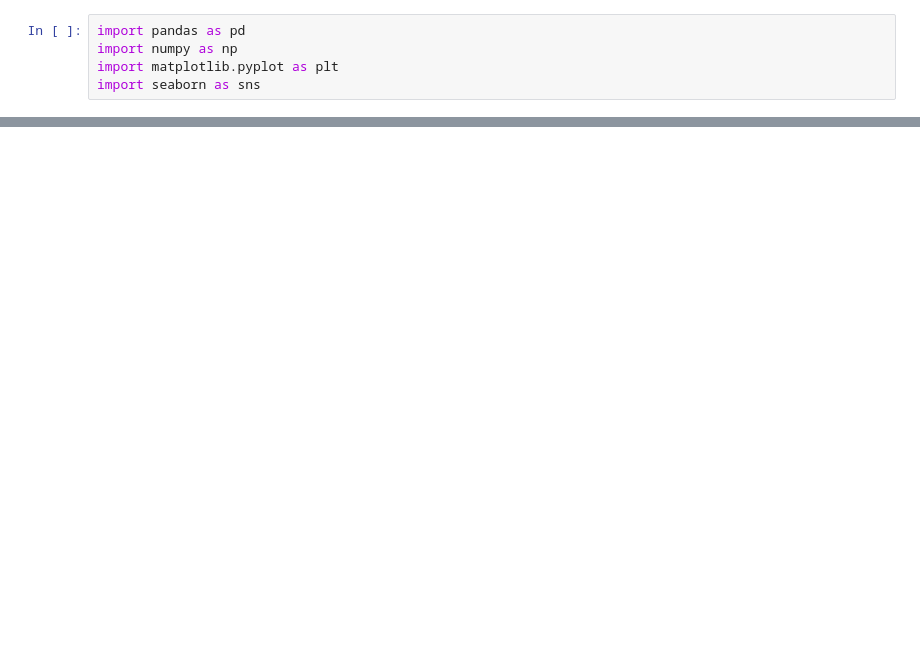
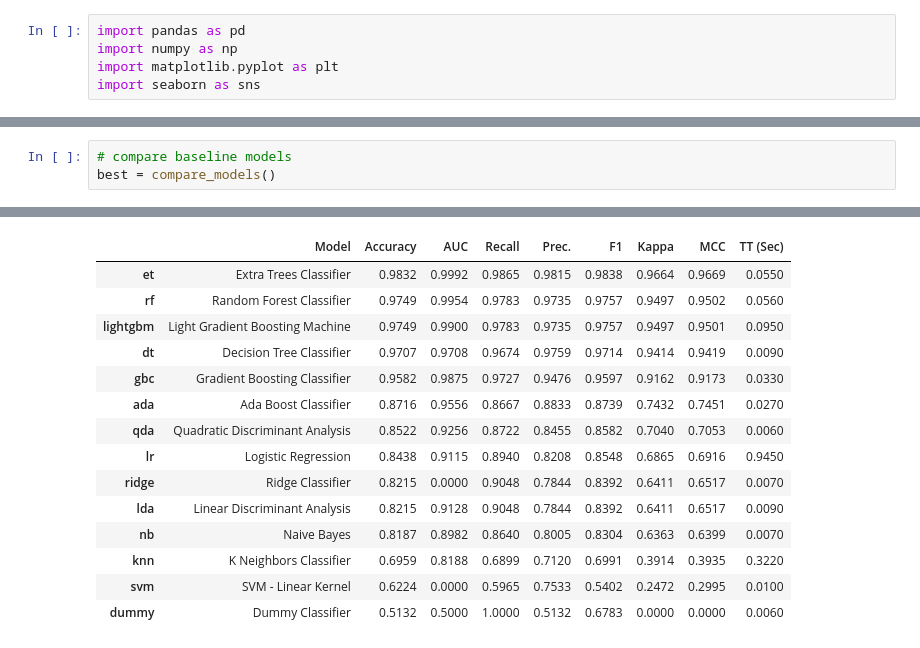
Before and after one commit to gustianmajs/Repo-Assignment-SC5DS-H06, a Jupyter notebook: Playgrond/PyCaret01.ipynb, the cells around one changed output, grey strips where cells are left out. Drawn from its saved outputs; the diff is of its cells as text; blank space fills up the shorter version.

```diff
--- a/Playgrond/PyCaret01.ipynb
+++ b/Playgrond/PyCaret01.ipynb
@@ -15,0 +66,4 @@ FileNotFoundError: [Errno 2] No such file or directory: 'dataset/test_HA.csv'
+# %%
+# compare baseline models
+best = compare_models()
+# %% [output]
@@ -15,0 +71,15 @@ FileNotFoundError: [Errno 2] No such file or directory: 'dataset/test_HA.csv'
+|  | Model | Accuracy | AUC | Recall | Prec. | F1 | Kappa | MCC | TT (Sec) |
+| et | Extra Trees Classifier | 0.9832 | 0.9992 | 0.9865 | 0.9815 | 0.9838 | 0.9664 | 0.9669 | 0.0550 |
+| rf | Random Forest Classifier | 0.9749 | 0.9954 | 0.9783 | 0.9735 | 0.9757 | 0.9497 | 0.9502 | 0.0560 |
+| lightgbm | Light Gradient Boosting Machine | 0.9749 | 0.9900 | 0.9783 | 0.9735 | 0.9757 | 0.9497 | 0.9501 | 0.0950 |
+| dt | Decision Tree Classifier | 0.9707 | 0.9708 | 0.9674 | 0.9759 | 0.9714 | 0.9414 | 0.9419 | 0.0090 |
+| gbc | Gradient Boosting Classifier | 0.9582 | 0.9875 | 0.9727 | 0.9476 | 0.9597 | 0.9162 | 0.9173 | 0.0330 |
+| ada | Ada Boost Classifier | 0.8716 | 0.9556 | 0.8667 | 0.8833 | 0.8739 | 0.7432 | 0.7451 | 0.0270 |
+| qda | Quadratic Discriminant Analysis | 0.8522 | 0.9256 | 0.8722 | 0.8455 | 0.8582 | 0.7040 | 0.7053 | 0.0060 |
+| lr | Logistic Regression | 0.8438 | 0.9115 | 0.8940 | 0.8208 | 0.8548 | 0.6865 | 0.6916 | 0.9450 |
+| ridge | Ridge Classifier | 0.8215 | 0.0000 | 0.9048 | 0.7844 | 0.8392 | 0.6411 | 0.6517 | 0.0070 |
+| lda | Linear Discriminant Analysis | 0.8215 | 0.9128 | 0.9048 | 0.7844 | 0.8392 | 0.6411 | 0.6517 | 0.0090 |
+| nb | Naive Bayes | 0.8187 | 0.8982 | 0.8640 | 0.8005 | 0.8304 | 0.6363 | 0.6399 | 0.0070 |
+| knn | K Neighbors Classifier | 0.6959 | 0.8188 | 0.6899 | 0.7120 | 0.6991 | 0.3914 | 0.3935 | 0.3220 |
+| svm | SVM - Linear Kernel | 0.6224 | 0.0000 | 0.5965 | 0.7533 | 0.5402 | 0.2472 | 0.2995 | 0.0100 |
+| dummy | Dummy Classifier | 0.5132 | 0.5000 | 1.0000 | 0.5132 | 0.6783 | 0.0000 | 0.0000 | 0.0060 |
```
Also changed, not shown: parts of 13 cells of this notebook, 6 other files.
